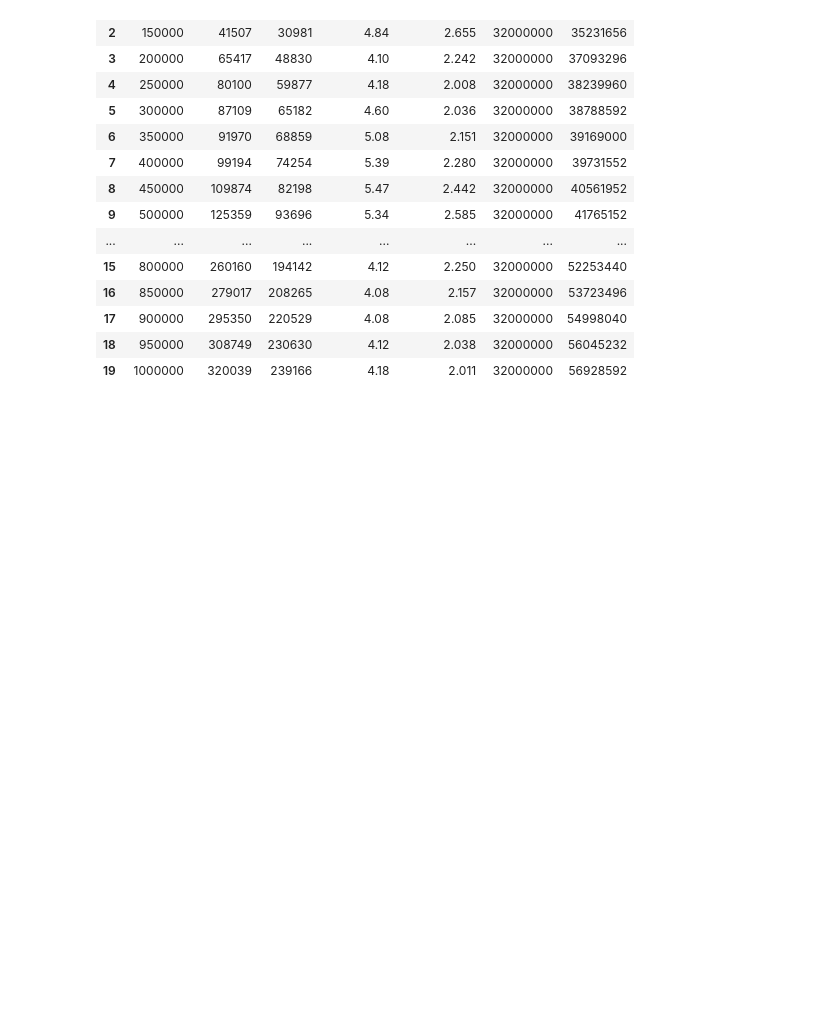
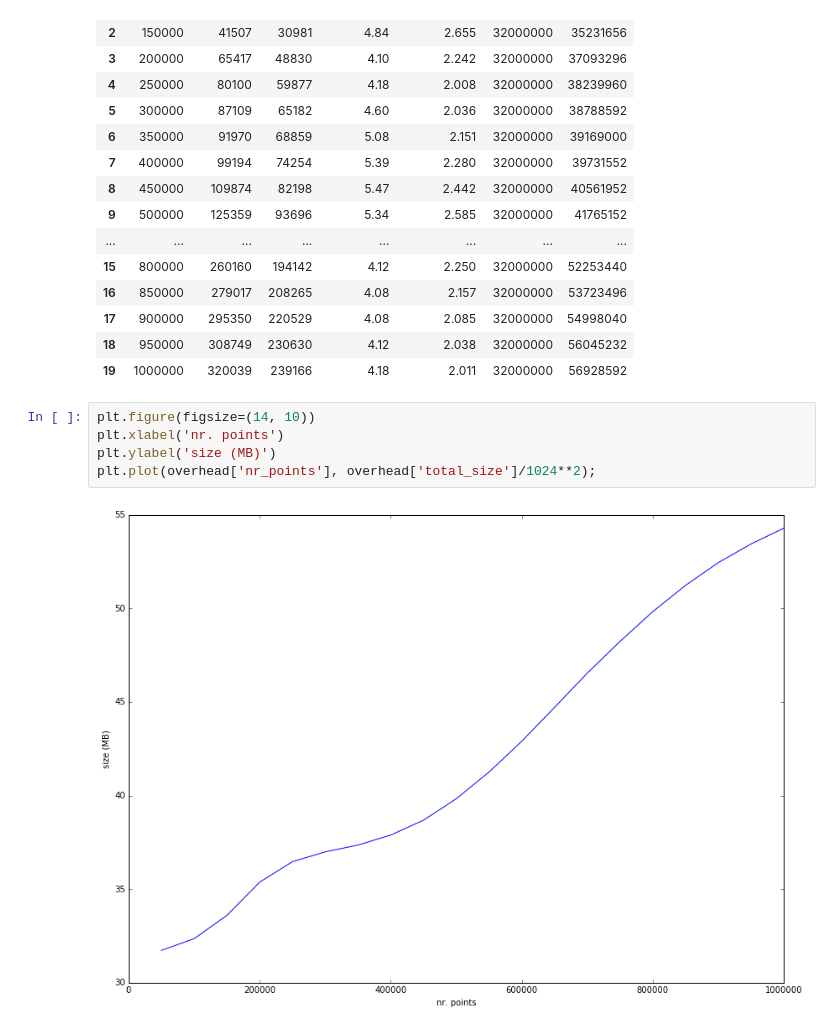
Before and after one commit to gjbex/training-material, a Jupyter notebook: C/Tree_2k/benchmark/scaling_overhead.ipynb, the cells around one changed output. Drawn from its saved outputs; the diff is of its cells as text; blank space fills up the shorter version.

```diff
--- a/C/Tree_2k/benchmark/scaling_overhead.ipynb
+++ b/C/Tree_2k/benchmark/scaling_overhead.ipynb
@@ -66,3 +81,10 @@ overhead
 | 17 | 900000 | 295350 | 220529 | 4.08 | 2.085 | 32000000 | 54998040 |
 | 18 | 950000 | 308749 | 230630 | 4.12 | 2.038 | 32000000 | 56045232 |
 | 19 | 1000000 | 320039 | 239166 | 4.18 | 2.011 | 32000000 | 56928592 |
+# %%
+plt.figure(figsize=(14, 10))
+plt.xlabel('nr. points')
+plt.ylabel('size (MB)')
+plt.plot(overhead['nr_points'], overhead['total_size']/1024**2);
+# %% [output]
+[figure, added]
```
Also changed, not shown: parts of 3 cells of this notebook.
